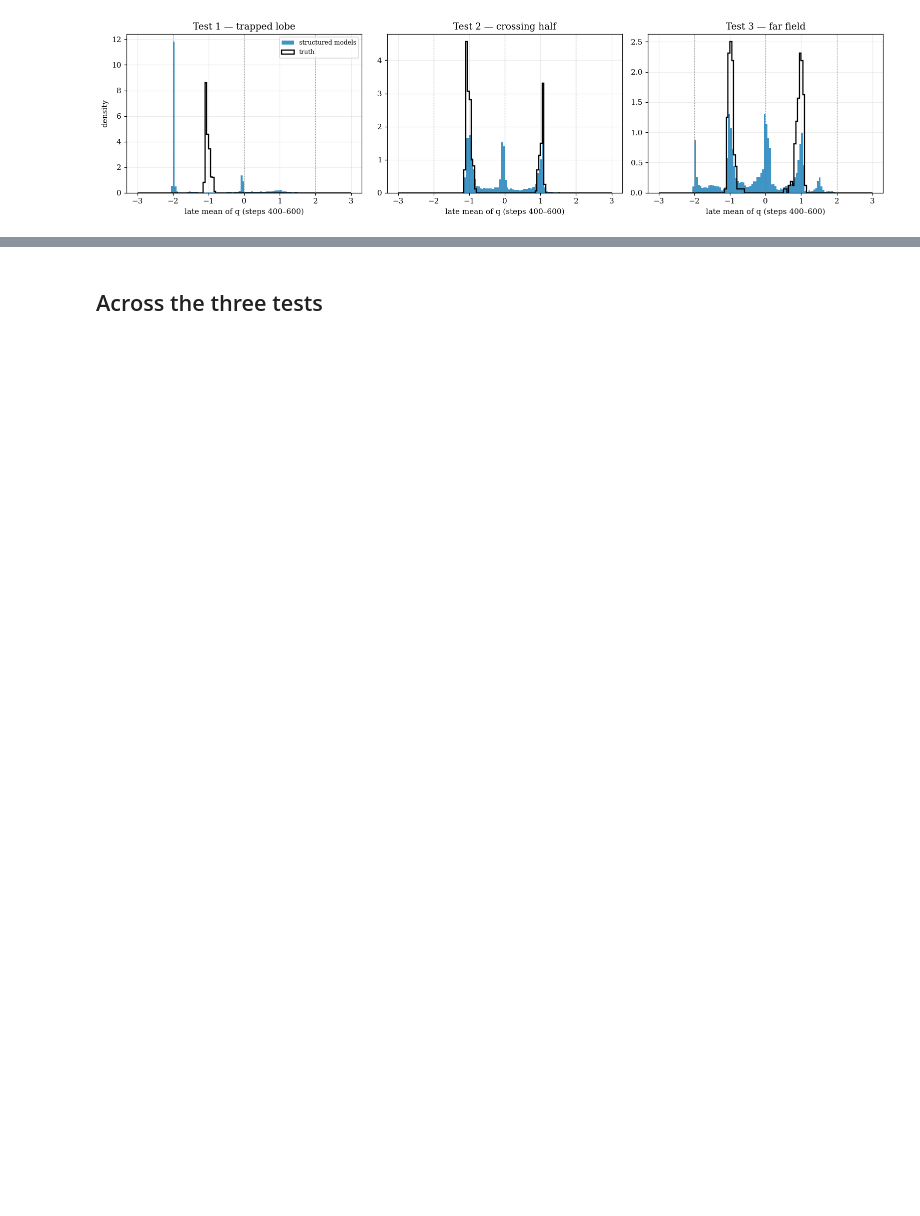
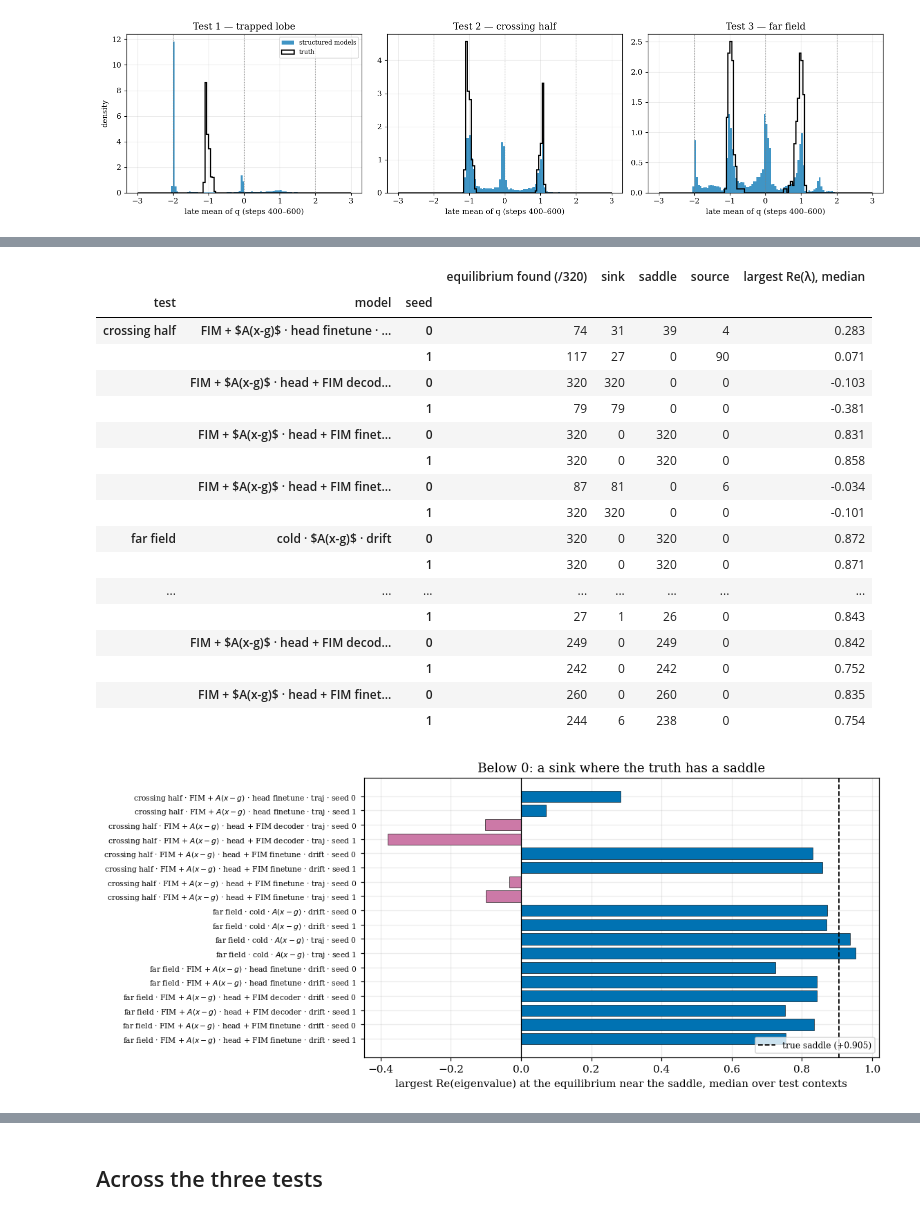
Before and after one commit to pnnl/FTNODE, a Jupyter notebook: FIM_OOD_analysis.ipynb, the cells around one changed output, grey strips where cells are left out. Saved outputs shown, nothing was run; the diff lists cells and outputs as text; code cells hidden in the pictures; blank space fills up the shorter version.

```diff
--- a/FIM_OOD_analysis.ipynb
+++ b/FIM_OOD_analysis.ipynb
@@ -491,0 +544,44 @@ plt.tight_layout(); plt.show()
+# %%
+rows = []
+for split in ["crossing_half", "far_field"]:
+    for o in json.loads((DIAG / "sink" / split / "equilibria_summary.json").read_text()):
+        cls = o["near_saddle_class"]
+        pct = o["near_saddle_max_re_pct"]
+        rows.append({"test": SPLIT_TITLE[split].split(" — ")[1], "model": label(o["cell"]), "seed": o["seed"],
+                     "equilibrium found (/320)": o["near_saddle_found"],
+                     "sink": cls["sink"], "saddle": cls["saddle"], "source": cls["source"],
+                     "largest Re(λ), median": None if pct is None else round(pct[1], 3)})
+EQ = pd.DataFrame(rows)
+display(EQ.set_index(["test", "model", "seed"]))
+
+fig, ax = plt.subplots(figsize=(10.5, 4.6))
+lab = [f"{r['test']} · {r['model']} · seed {r['seed']}" for _, r in EQ.iterrows()]
+y = np.arange(len(EQ))[::-1]
+v = EQ["largest Re(λ), median"].astype(float).values
+ax.barh(y, v, color=[C_STRUCT if x > 0 else "#CC79A7" for x in v], edgecolor="k", lw=0.4)
+ax.axvline(0.905, color="k", ls="--", lw=1.2, label="true saddle (+0.905)")
+ax.axvline(0, color="k", lw=0.8)
+ax.set_yticks(y); ax.set_yticklabels(lab, fontsize=7)
+ax.set_xlabel("largest Re(eigenvalue) at the equilibrium near the saddle, median over test contexts")
+ax.legend(fontsize=8, loc="lower right"); ax.set_title("Below 0: a sink where the truth has a saddle")
+plt.tight_layout(); plt.show()
+# %% [output]
+|  |  |  | equilibrium found (/320) | sink | saddle | source | largest Re(λ), median |
+| test | model | seed |  |  |  |  |  |
+| crossing half | FIM + $A(x-g)$ · head finetune · ... | 0 | 74 | 31 | 39 | 4 | 0.283 |
+|  |  | 1 | 117 | 27 | 0 | 90 | 0.071 |
+|  | FIM + $A(x-g)$ · head + FIM decod... | 0 | 320 | 320 | 0 | 0 | -0.103 |
+|  |  | 1 | 79 | 79 | 0 | 0 | -0.381 |
+|  | FIM + $A(x-g)$ · head + FIM finet... | 0 | 320 | 0 | 320 | 0 | 0.831 |
+|  |  | 1 | 320 | 0 | 320 | 0 | 0.858 |
+|  | FIM + $A(x-g)$ · head + FIM finet... | 0 | 87 | 81 | 0 | 6 | -0.034 |
+|  |  | 1 | 320 | 320 | 0 | 0 | -0.101 |
+| far field | cold · $A(x-g)$ · drift | 0 | 320 | 0 | 320 | 0 | 0.872 |
+|  |  | 1 | 320 | 0 | 320 | 0 | 0.871 |
+| ... | ... | ... | ... | ... | ... | ... | ... |
+|  |  | 1 | 27 | 1 | 26 | 0 | 0.843 |
+|  | FIM + $A(x-g)$ · head + FIM decod... | 0 | 249 | 0 | 249 | 0 | 0.842 |
+|  |  | 1 | 242 | 0 | 242 | 0 | 0.752 |
+|  | FIM + $A(x-g)$ · head + FIM finet... | 0 | 260 | 0 | 260 | 0 | 0.835 |
+|  |  | 1 | 244 | 6 | 238 | 0 | 0.754 |
+[figure, added]
```
Also changed, not shown: parts of 19 cells of this notebook, 2 other files.
